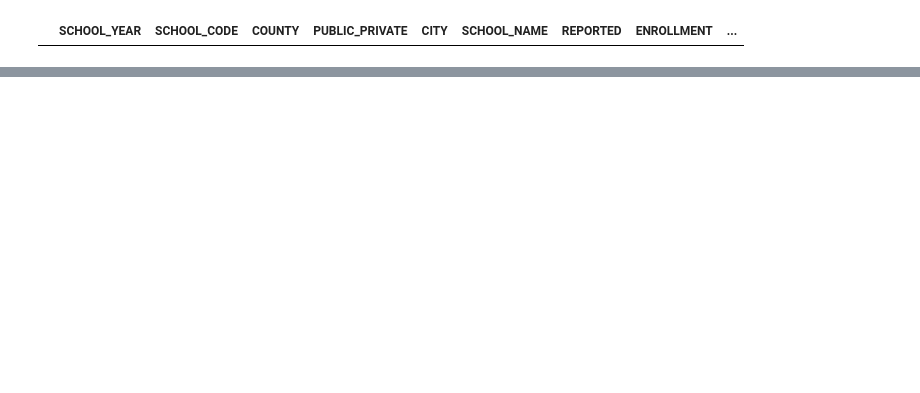
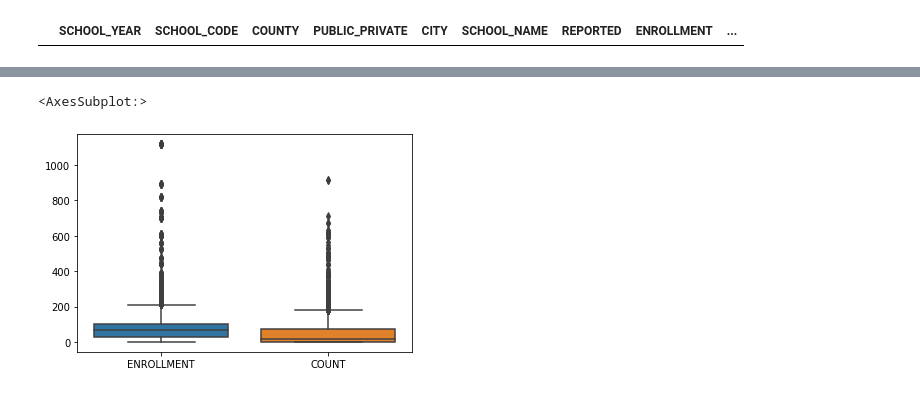
Before and after one commit to adilinam/school_immunisation_datamining, a Jupyter notebook: project-cd.ipynb, the cells around one changed output, grey strips where cells are left out. Drawn from its saved outputs; the diff is of its cells as text; code cells hidden in the pictures; blank space fills up the shorter version.

```diff
--- a/project-cd.ipynb
+++ b/project-cd.ipynb
@@ -478,0 +529,5 @@ mmr 23741
+# %%
+sns.boxplot(data=df_new[['ENROLLMENT', 'COUNT']])
+# %% [output]
+<AxesSubplot:>
+[figure, added]
```
Also changed, not shown: parts of 45 cells of this notebook, 3 other files.
